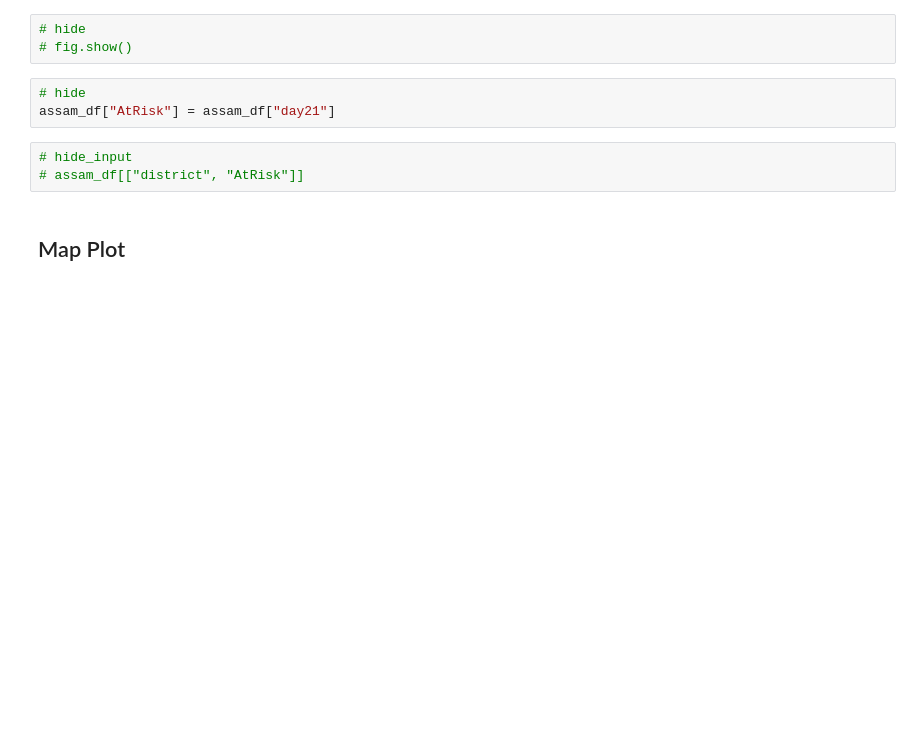
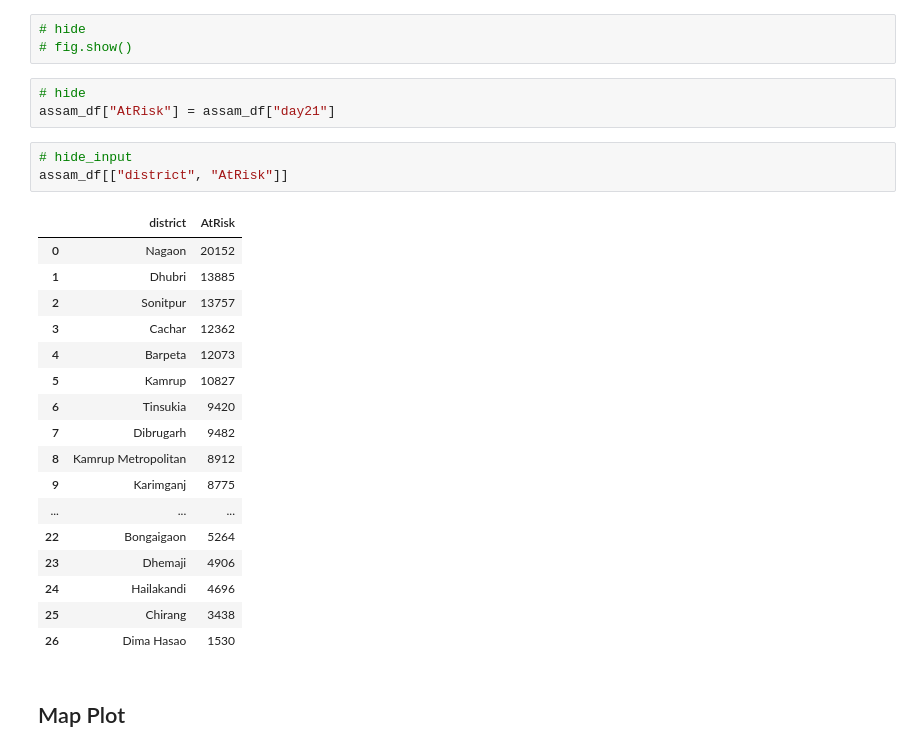
Before and after one commit to meghanabhange/CovidSeer, a Jupyter notebook: _notebooks/2020-04-01-DistrictAnalysisAssam.ipynb, the cells around one changed output. Cells and saved outputs as stored; diff of their text form; blank space fills up the shorter version.

```diff
--- a/_notebooks/2020-04-01-DistrictAnalysisAssam.ipynb
+++ b/_notebooks/2020-04-01-DistrictAnalysisAssam.ipynb
@@ -317,7 +317,25 @@ assam_df.head()
 assam_df["AtRisk"] = assam_df["day21"]
 # %%
 # hide_input
-# assam_df[["district", "AtRisk"]]
+assam_df[["district", "AtRisk"]]
+# %% [output]
+|  | district | AtRisk |
+| 0 | Nagaon | 20152 |
+| 1 | Dhubri | 13885 |
+| 2 | Sonitpur | 13757 |
+| 3 | Cachar | 12362 |
+| 4 | Barpeta | 12073 |
+| 5 | Kamrup | 10827 |
+| 6 | Tinsukia | 9420 |
+| 7 | Dibrugarh | 9482 |
+| 8 | Kamrup Metropolitan | 8912 |
+| 9 | Karimganj | 8775 |
+| ... | ... | ... |
+| 22 | Bongaigaon | 5264 |
+| 23 | Dhemaji | 4906 |
+| 24 | Hailakandi | 4696 |
+| 25 | Chirang | 3438 |
+| 26 | Dima Hasao | 1530 |
 # %% [markdown]
 ## Map Plot
 # %%
```
Also changed, not shown: parts of 1 cell of this notebook.
